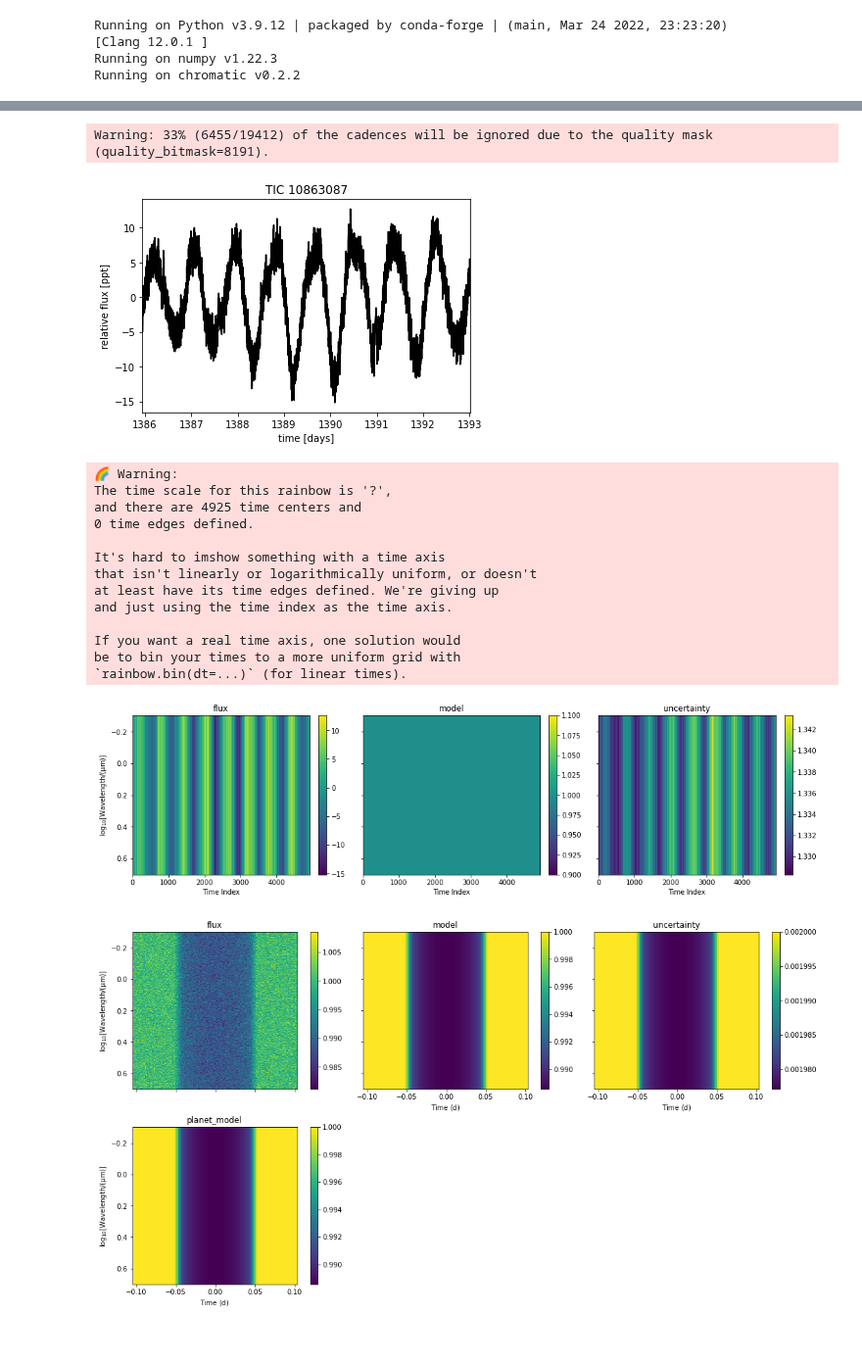
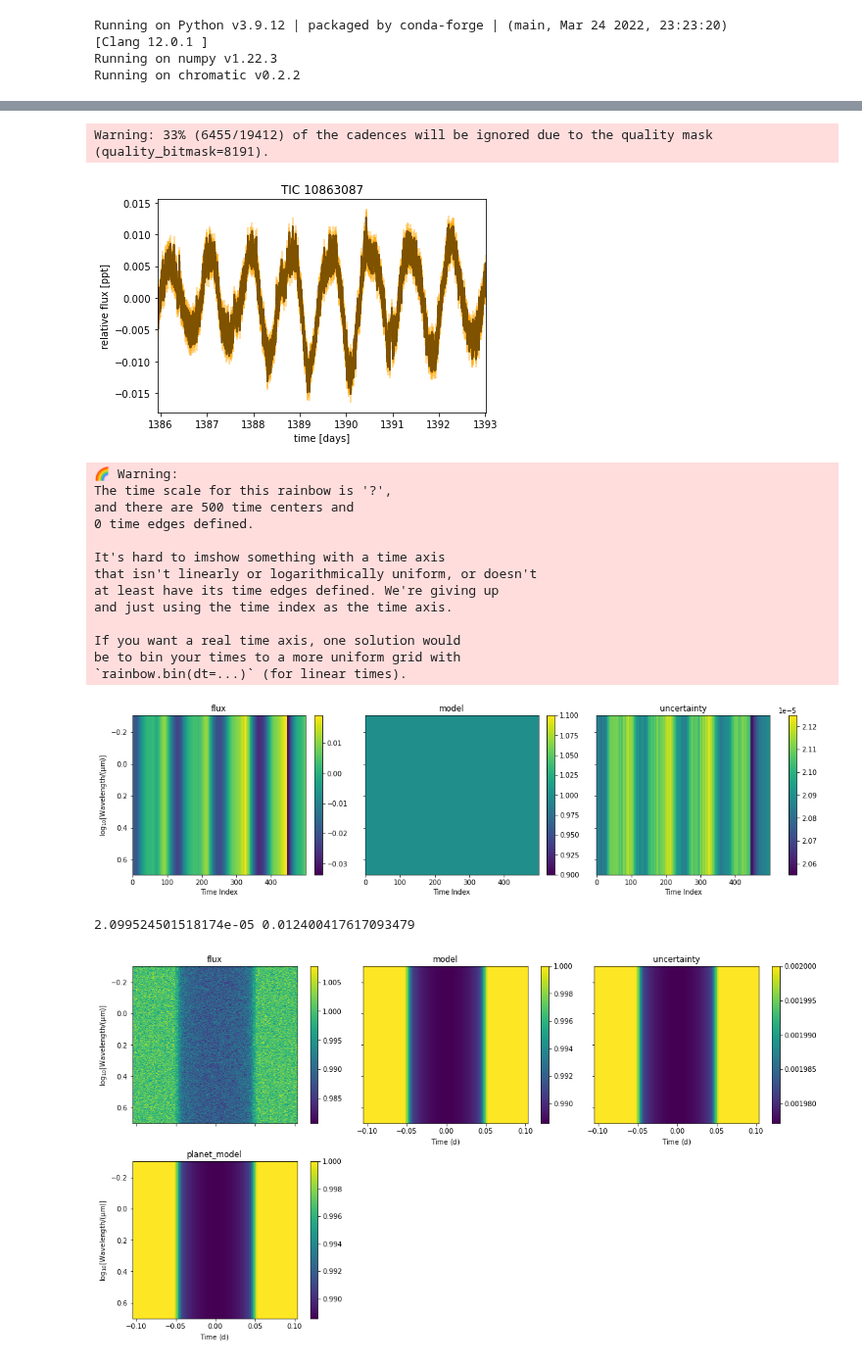
Before and after one commit to catrionamurray/chromatic_fitting, a Jupyter notebook: add_gp_model.ipynb, the cells around one changed output, grey strips where cells are left out. Shown at 98% size. Drawn from its saved outputs; the diff is of its cells as text; code cells hidden in the pictures.

```diff
--- a/add_gp_model.ipynb
+++ b/add_gp_model.ipynb
@@ -14,26 +70,27 @@ Running on chromatic v0.2.2
 # %%
 import lightkurve as lk
 
 lcf = lk.search_lightcurve(
     "TIC 10863087", mission="TESS", author="SPOC"
 ).download_all(quality_bitmask="hardest", flux_column="pdcsap_flux")
 lc = lcf.stitch().remove_nans().remove_outliers()
 lc = lc[:5000]
 _, mask = lc.flatten().remove_outliers(sigma=3.0, return_mask=True)
 lc = lc[~mask]
 
 x = np.ascontiguousarray(lc.time.value, dtype=np.float64)
 y = np.ascontiguousarray(lc.flux, dtype=np.float64)
 yerr = np.ascontiguousarray(lc.flux_err, dtype=np.float64)
 mu = np.mean(y)
-y = (y / mu - 1) * 1e3
-yerr = yerr * 1e3 / mu
+y = (y / mu - 1) #* 1e3
+yerr = yerr / mu #* 1e3 / mu
 
+plt.errorbar(x, y, yerr, color="orange", alpha=0.5)
 plt.plot(x, y, "k")
 plt.xlim(x.min(), x.max())
 plt.xlabel("time [days]")
 plt.ylabel("relative flux [ppt]")
 _ = plt.title("TIC 10863087")
 # %% [output]
 Warning: 33% (6455/19412) of the cadences will be ignored due to the quality mask (quality_bitmask=8191).
-[figure, old version]
+[figure, new version]
@@ -44,12 +99,12 @@ dict_to_rainbow = {'flux':np.array([y]*5), 'uncertainty':np.array([yerr]*5), 'ti
 s = SimulatedRainbow(time=x*u.day, R=50)
 s.fluxlike['flux'][:,:] = y
 s.fluxlike['uncertainty'][:,:] = yerr
-# s = s.bin(nwavelengths=int(s.nwave/5), dt=5 * u.hour)
+s = s.bin(nwavelengths=int(s.nwave/5))#, dt=5 * u.minute)
 s.imshow_quantities();
 # %% [output]
 🌈 Warning:
 The time scale for this rainbow is '?',
-and there are 4925 time centers and
+and there are 500 time centers and
 0 time edges defined.
 
 It's hard to imshow something with a time axis
@@ -60,7 +115,11 @@ and just using the time index as the time axis.
 If you want a real time axis, one solution would
 be to bin your times to a more uniform grid with
 `rainbow.bin(dt=...)` (for linear times).
-[figure, old version]
+[figure, new version]
+# %%
+print(np.mean(s.uncertainty),np.std(s.flux))
+# %% [output]
+2.099524501518174e-05 0.012400417617093479
 # %%
 s = SimulatedRainbow().inject_transit().inject_noise(signal_to_noise=500) #inject_transit().
 s.imshow_quantities();
```
Also changed, not shown: parts of 20 cells of this notebook, 3 other files.
